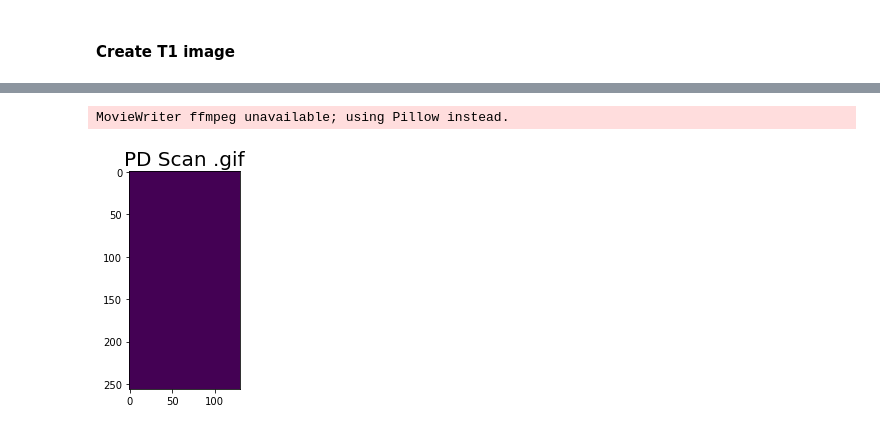
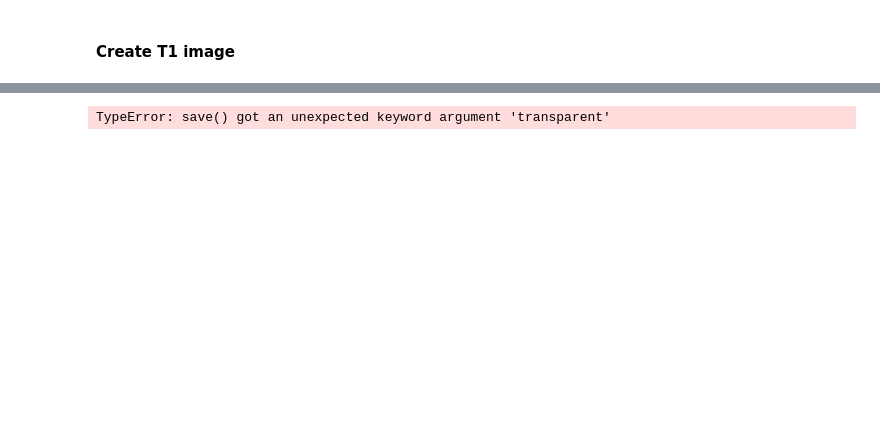
Before and after one commit to samjdedes/MRI_brain_scan_tumor_detection, a Jupyter notebook: notebooks/exploratory/make_pictures_EDA.ipynb, the cells around one changed output, grey strips where cells are left out. Drawn from its saved outputs; the diff is of its cells as text; code cells hidden in the pictures; blank space fills up the shorter version.

```diff
--- a/notebooks/exploratory/make_pictures_EDA.ipynb
+++ b/notebooks/exploratory/make_pictures_EDA.ipynb
@@ -218,7 +218,8 @@ def create_gif(input_image, title='Scan .gif', filename='scan.gif'):
 
     ani = animate.ArtistAnimation(fig, images, interval=25, blit=True, repeat_delay=500)
     plt.title(title, fontsize=20)
-    ani.save(filename)
+    plt.axis('off')
+    ani.save(filename, transparent=True)
     plt.show()
 # %% [markdown]
 ## Load Brain Development Data Paths (Healthy Brains)
@@ -494,5 +481,5 @@ MovieWriter ffmpeg unavailable; using Pillow instead.
 # %%
-create_gif(img_PD, title='PD Scan .gif', filename='PD_MRI.gif')
+create_gif(img_PD, title=None, filename='PD_MRI.gif')
 # %% [output]
-MovieWriter ffmpeg unavailable; using Pillow instead.
+TypeError: save() got an unexpected keyword argument 'transparent'
-[figure, old version]
+[figure, new version]
```
Also changed, not shown: parts of 15 cells of this notebook, 38 other files.
